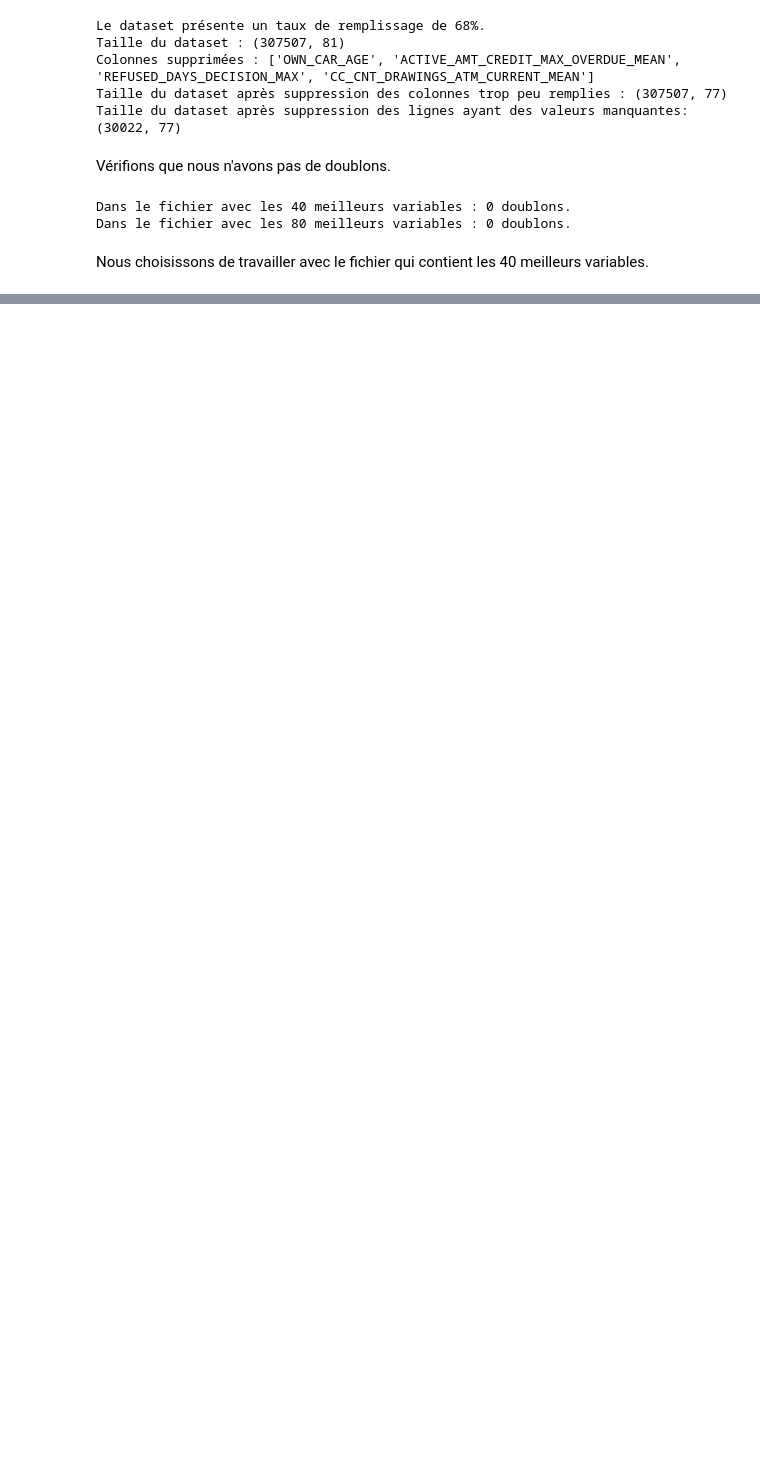
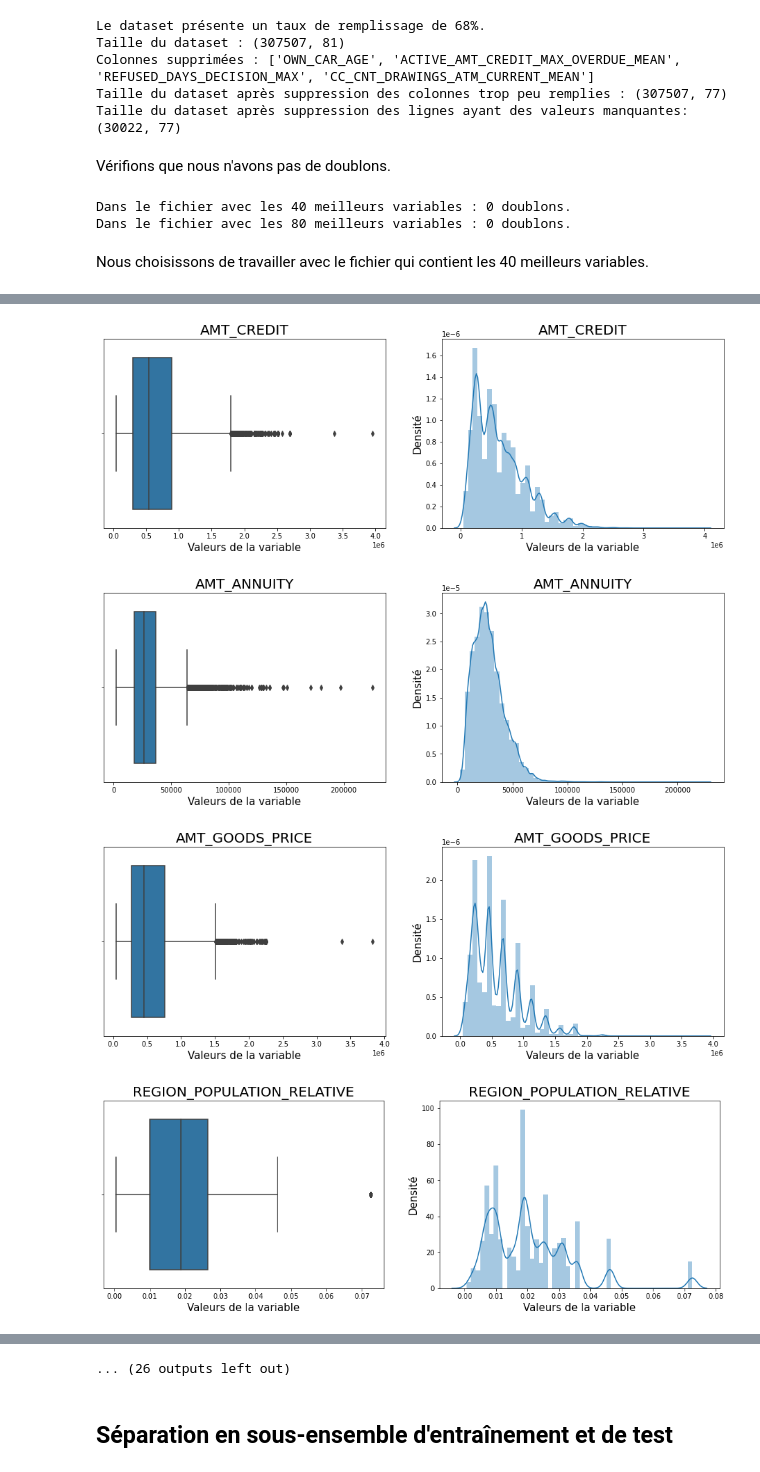
Before and after one commit to charlottemllt/Implementation-d-un-modele-de-scoring, a Jupyter notebook: P7_01_Notebook.ipynb, the cells around one changed output, grey strips where cells are left out. Cells and saved outputs as stored; diff of their text form; code cells hidden in the pictures; blank space fills up the shorter version.

```diff
--- a/P7_01_Notebook.ipynb
+++ b/P7_01_Notebook.ipynb
@@ -120,0 +138,32 @@ Nous choisissons de travailler avec le fichier qui contient les 40 meilleurs var
+# %%
+def decrit_variable(df, colonne):
+    df = df.dropna(subset=[colonne])
+    fig, axes = plt.subplots(1, 2, figsize=(16, 5))
+
+    # Boxplot
+    sns.boxplot(df[colonne], ax=axes[0])
+    plt.sca(axes[0])
+    plt.title(colonne, fontsize=20)
+    plt.xlabel('Valeurs de la variable', fontsize=15)
+    plt.tick_params(axis='x', which='major')
+    plt.tick_params(axis='y', which='major')
+
+    # Histogramme
+    sns.distplot(df[colonne], ax=axes[1])
+    plt.sca(axes[1])
+    plt.title(colonne, fontsize=20)
+    plt.xlabel('Valeurs de la variable', fontsize=15)
+    plt.ylabel('Densité', fontsize=15)
+    plt.tick_params(axis='x', which='major')
+    plt.tick_params(axis='y', which='major')
+
+    plt.show()
+# %%
+for col in df.columns:
+    if col != 'TARGET':
+        decrit_variable(df, col)
+# %% [output]
+[figure, added]
+[figure, added]
+[figure, added]
+[figure, added]
@@ -120,0 +178,3 @@ Nous choisissons de travailler avec le fichier qui contient les 40 meilleurs var
+... (26 outputs left out)
+# %% [markdown]
+## Séparation en sous-ensemble d'entraînement et de test
```
Also changed, not shown: parts of 11 cells of this notebook.
